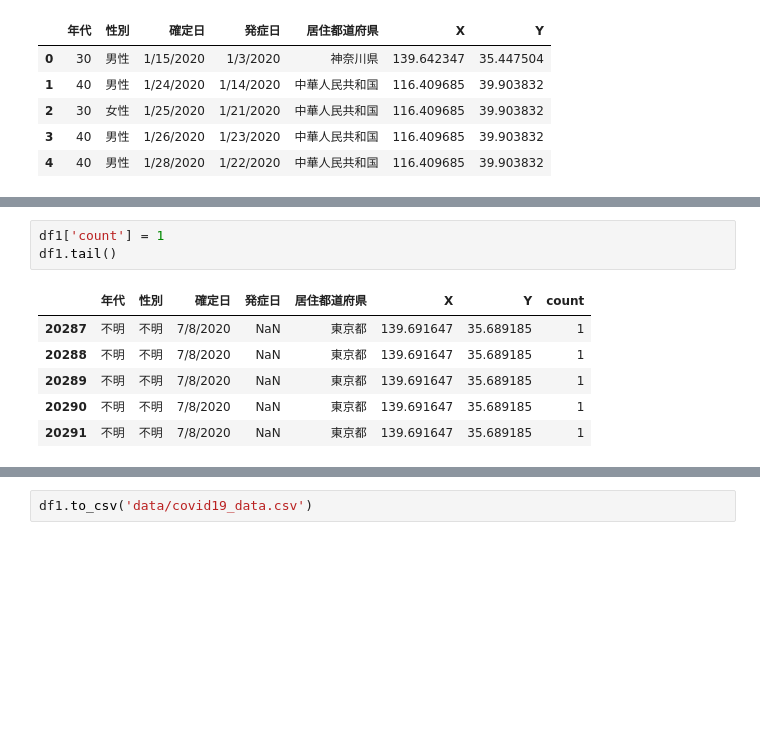
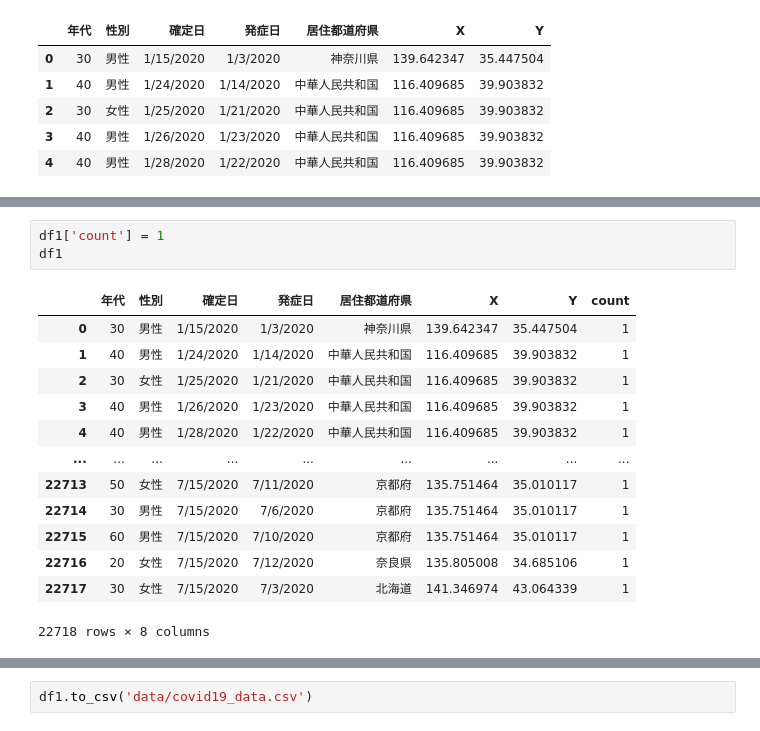
Before and after one commit to mazarimono/webdb_notebook, a Jupyter notebook: chapter-3.ipynb, the cells around one changed output, grey strips where cells are left out. Saved outputs shown, nothing was run; the diff lists cells and outputs as text; blank space fills up the shorter version.

```diff
--- a/chapter-3.ipynb
+++ b/chapter-3.ipynb
@@ -240,13 +240,20 @@ df1.tail()
 # %%
 df1['count'] = 1
-df1.tail()
+df1
 # %% [output]
 |  | 年代 | 性別 | 確定日 | 発症日 | 居住都道府県 | X | Y | count |
-| 20287 | 不明 | 不明 | 7/8/2020 | NaN | 東京都 | 139.691647 | 35.689185 | 1 |
-| 20288 | 不明 | 不明 | 7/8/2020 | NaN | 東京都 | 139.691647 | 35.689185 | 1 |
-| 20289 | 不明 | 不明 | 7/8/2020 | NaN | 東京都 | 139.691647 | 35.689185 | 1 |
-| 20290 | 不明 | 不明 | 7/8/2020 | NaN | 東京都 | 139.691647 | 35.689185 | 1 |
-| 20291 | 不明 | 不明 | 7/8/2020 | NaN | 東京都 | 139.691647 | 35.689185 | 1 |
+| 0 | 30 | 男性 | 1/15/2020 | 1/3/2020 | 神奈川県 | 139.642347 | 35.447504 | 1 |
+| 1 | 40 | 男性 | 1/24/2020 | 1/14/2020 | 中華人民共和国 | 116.409685 | 39.903832 | 1 |
+| 2 | 30 | 女性 | 1/25/2020 | 1/21/2020 | 中華人民共和国 | 116.409685 | 39.903832 | 1 |
+| 3 | 40 | 男性 | 1/26/2020 | 1/23/2020 | 中華人民共和国 | 116.409685 | 39.903832 | 1 |
+| 4 | 40 | 男性 | 1/28/2020 | 1/22/2020 | 中華人民共和国 | 116.409685 | 39.903832 | 1 |
+| ... | ... | ... | ... | ... | ... | ... | ... | ... |
+| 22713 | 50 | 女性 | 7/15/2020 | 7/11/2020 | 京都府 | 135.751464 | 35.010117 | 1 |
+| 22714 | 30 | 男性 | 7/15/2020 | 7/6/2020 | 京都府 | 135.751464 | 35.010117 | 1 |
+| 22715 | 60 | 男性 | 7/15/2020 | 7/10/2020 | 京都府 | 135.751464 | 35.010117 | 1 |
+| 22716 | 20 | 女性 | 7/15/2020 | 7/12/2020 | 奈良県 | 135.805008 | 34.685106 | 1 |
+| 22717 | 30 | 女性 | 7/15/2020 | 7/3/2020 | 北海道 | 141.346974 | 43.064339 | 1 |
+22718 rows × 8 columns
 # %%
 for col in df1.columns:
     print(f'{col}: {df1[col].unique()}')
```
Also changed, not shown: parts of 13 cells of this notebook, 40 other files.
